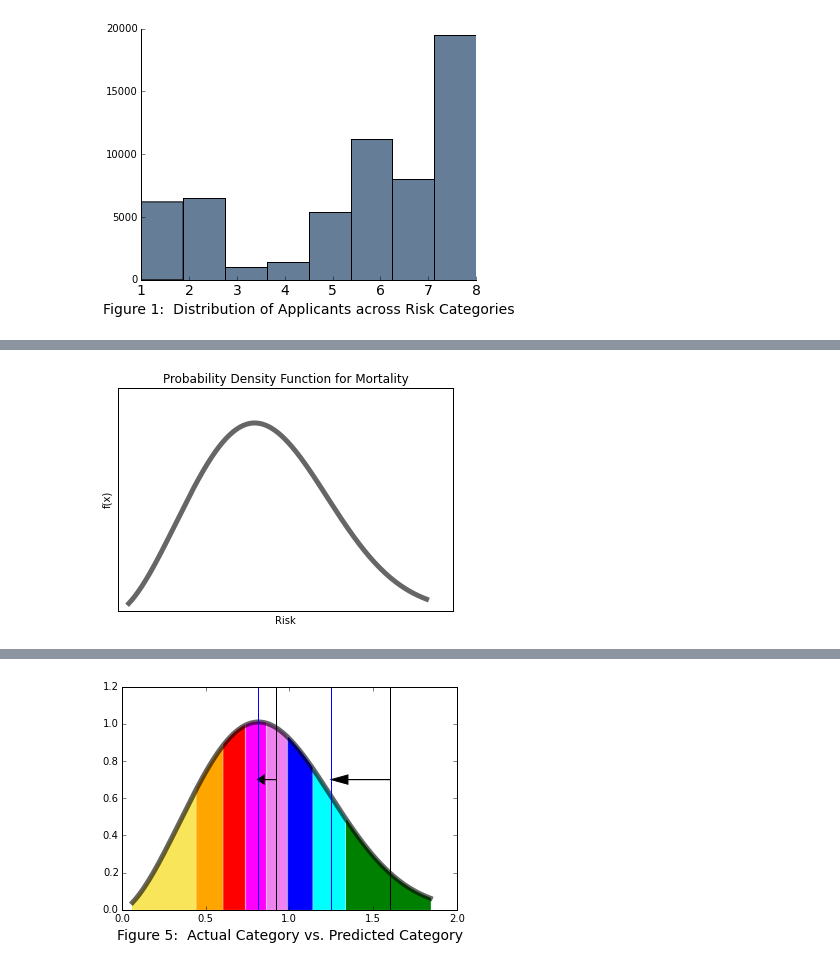
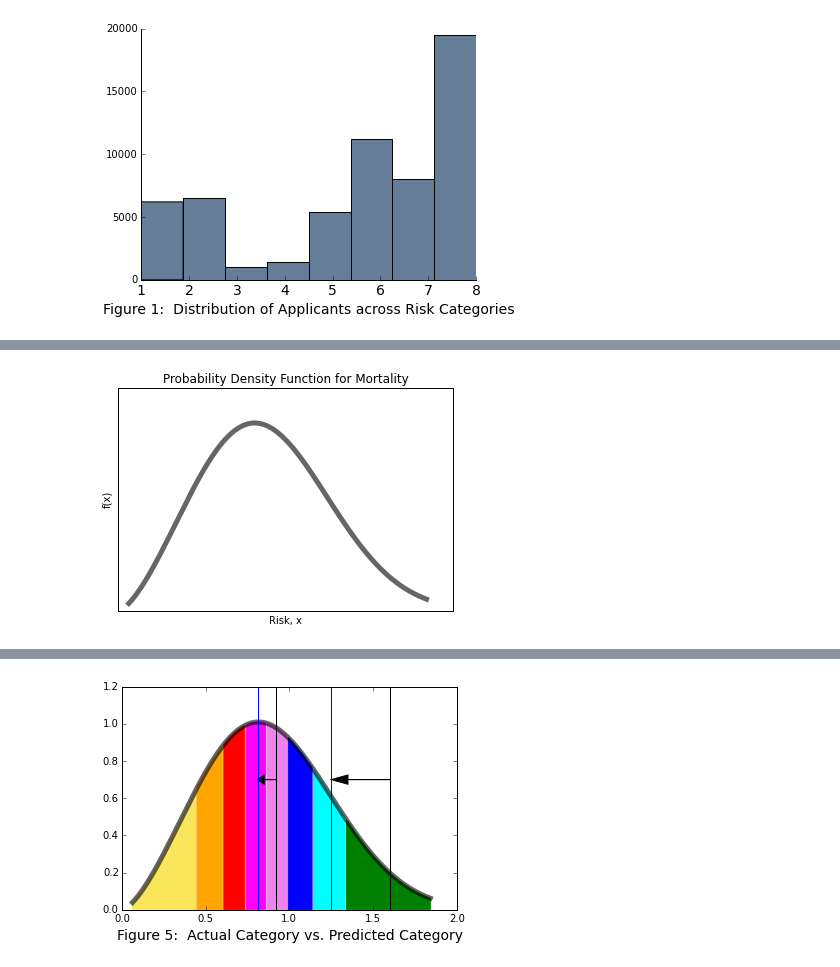
Before and after one commit to JenSteele/Prudential_LifeIns, a Jupyter notebook: prudential_demo-Copy1.ipynb, the cells around one changed output, grey strips where cells are left out. Saved outputs shown, nothing was run; the diff lists cells and outputs as text; code cells hidden in the pictures.

```diff
--- a/prudential_demo-Copy1.ipynb
+++ b/prudential_demo-Copy1.ipynb
@@ -55,18 +71,18 @@ A population's mortality risk is often assumed to follow the Weibull distributio
 # %%
 from scipy.stats import weibull_min
 fig, ax = plt.subplots(1, 1)
 c = 2.5
 mean, var, skew, kurt = weibull_min.stats(c, moments='mvsk')
 
 #Plot the pdf for mortality using the weibull distribution
 x = np.linspace(weibull_min.ppf(0.001, c),weibull_min.ppf(0.99, c), 300)
 ax.plot(x, weibull_min.pdf(x, c),'k-', lw=5, alpha=0.6, label='weibull_min pdf')
 ax.axes.get_xaxis().set_ticks([])
 ax.axes.get_yaxis().set_ticks([])
 plt.title("Probability Density Function for Mortality")
-plt.xlabel('Risk')
+plt.xlabel('Risk, x')
 plt.ylabel('f(x)')
 plt.show()
 # %% [output]
-[figure, old version]
+[figure, new version]
 # %% [markdown]
```
Also changed, not shown: parts of 20 cells of this notebook.
